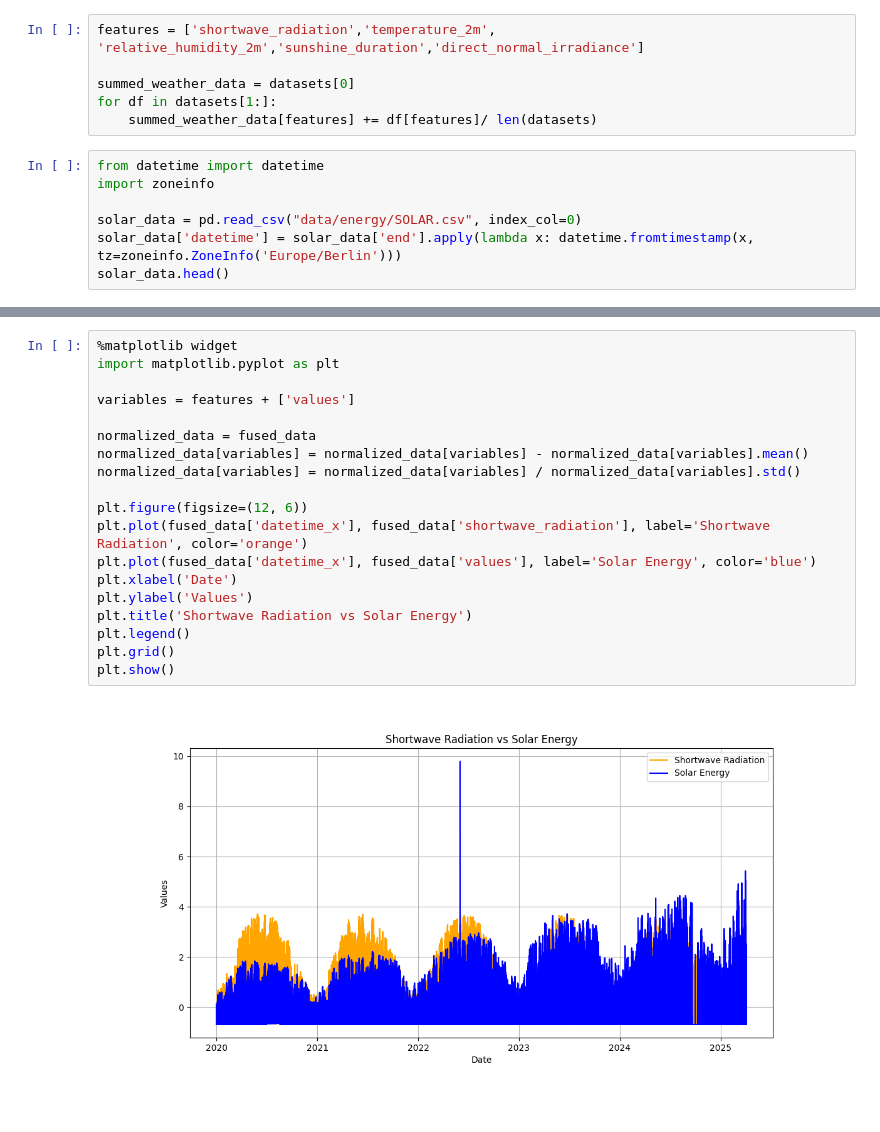
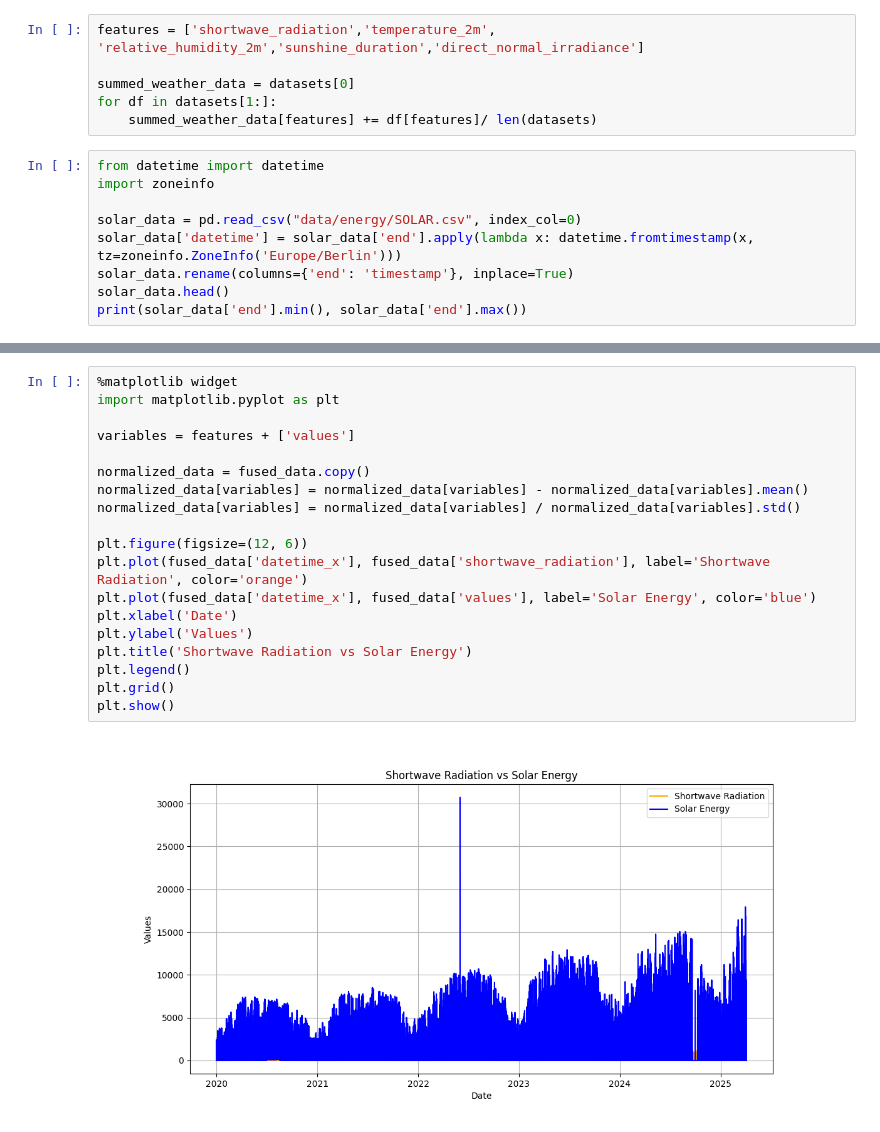
Before and after one commit to samir-adh/solar-energy-prediction, a Jupyter notebook: notebooks/basic_prediciton.ipynb, the cells around one changed output, grey strips where cells are left out. Cells and saved outputs as stored; diff of their text form.

```diff
--- a/notebooks/basic_prediciton.ipynb
+++ b/notebooks/basic_prediciton.ipynb
@@ -37,5 +56,7 @@ import zoneinfo
 
 solar_data = pd.read_csv("data/energy/SOLAR.csv", index_col=0)
 solar_data['datetime'] = solar_data['end'].apply(lambda x: datetime.fromtimestamp(x, tz=zoneinfo.ZoneInfo('Europe/Berlin')))
+solar_data.rename(columns={'end': 'timestamp'}, inplace=True)
 solar_data.head()
+print(solar_data['end'].min(), solar_data['end'].max())
 # %% [output]
@@ -64,21 +98,21 @@ fused_data.head()
 # %%
 %matplotlib widget
 import matplotlib.pyplot as plt
 
 variables = features + ['values']
 
-normalized_data = fused_data
+normalized_data = fused_data.copy()
 normalized_data[variables] = normalized_data[variables] - normalized_data[variables].mean()
 normalized_data[variables] = normalized_data[variables] / normalized_data[variables].std()
 
 plt.figure(figsize=(12, 6))
 plt.plot(fused_data['datetime_x'], fused_data['shortwave_radiation'], label='Shortwave Radiation', color='orange')
 plt.plot(fused_data['datetime_x'], fused_data['values'], label='Solar Energy', color='blue')
 plt.xlabel('Date')
 plt.ylabel('Values')
 plt.title('Shortwave Radiation vs Solar Energy')
 plt.legend()
 plt.grid()
 plt.show()
 # %% [output]
-[figure, old version]
+[figure, new version]
```
Also changed, not shown: parts of 6 cells of this notebook.
